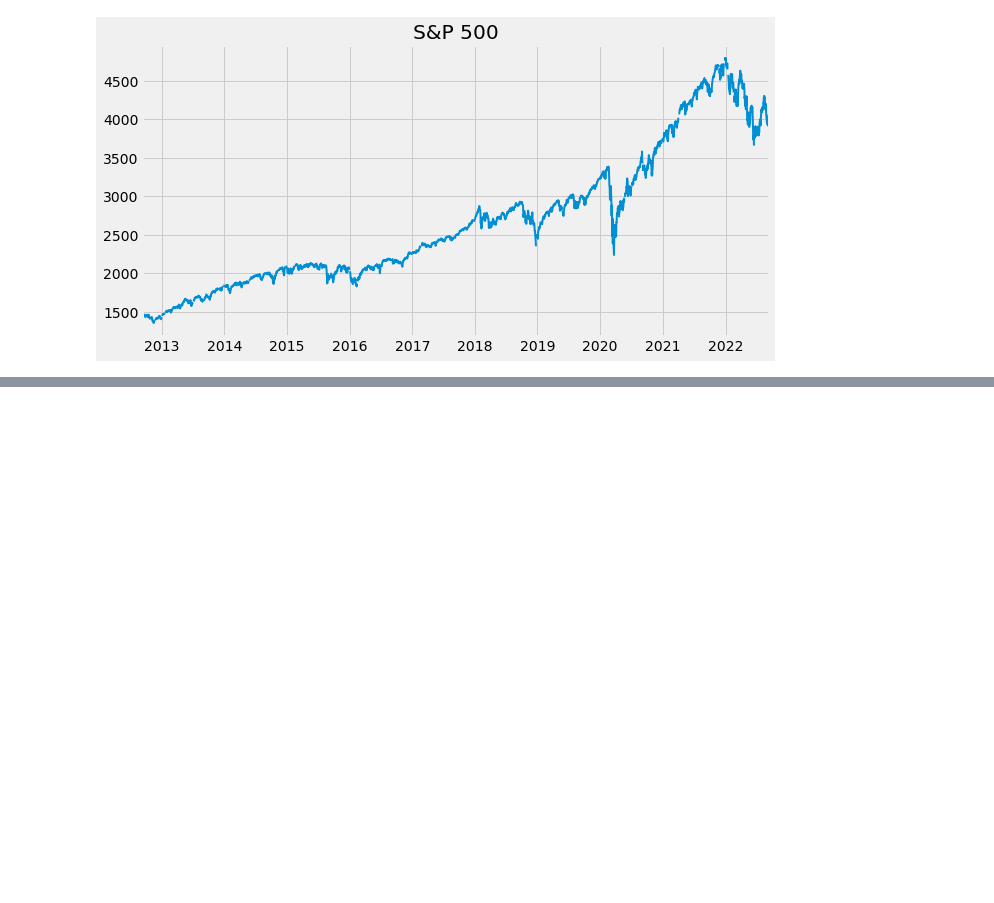
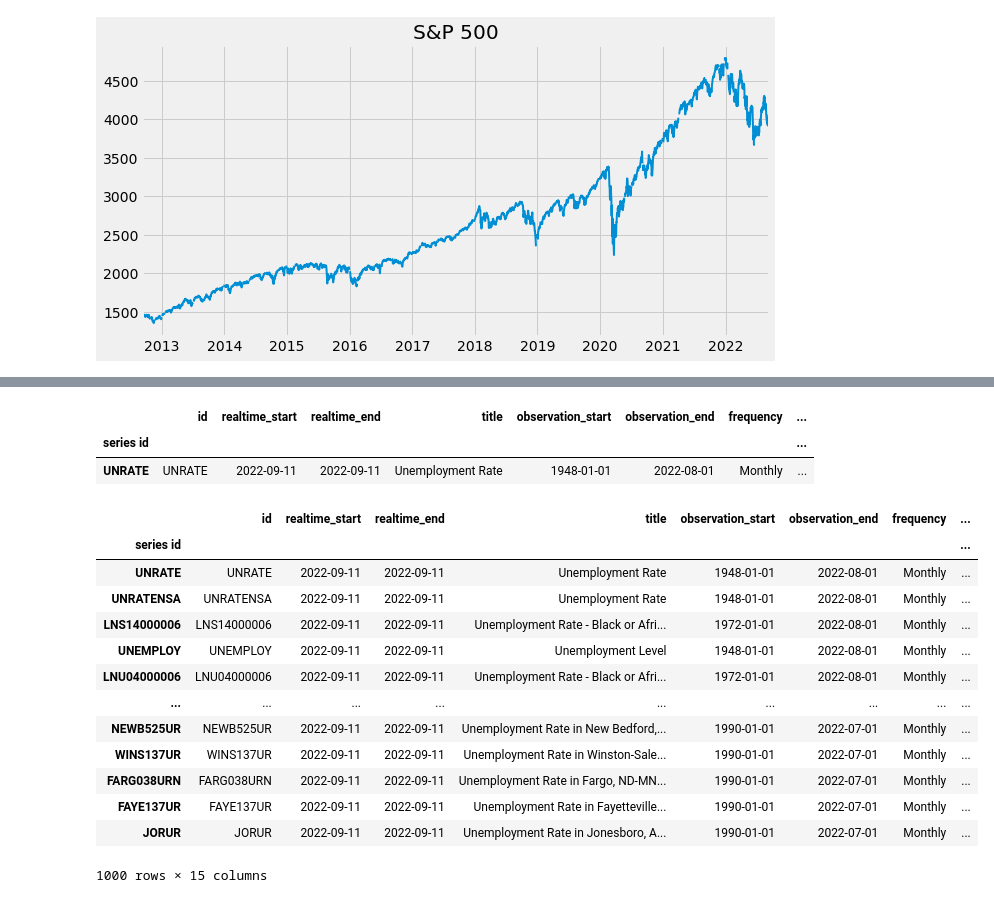
Before and after one commit to Kalmi91/Economy-Data, a Jupyter notebook: Economy_Data.ipynb, the cells around one changed output, grey strips where cells are left out. Drawn from its saved outputs; the diff is of its cells as text; code cells hidden in the pictures; blank space fills up the shorter version.

```diff
--- a/Economy_Data.ipynb
+++ b/Economy_Data.ipynb
@@ -42,0 +54,23 @@ sp500.plot(figsize=(10, 5), title='S&P 500', lw=2)
+# %%
+uemp_resolt.head(1)
+# %% [output]
+|  | id | realtime_start | realtime_end | title | observation_start | observation_end | frequency | ... |
+| series id |  |  |  |  |  |  |  | ... |
+| UNRATE | UNRATE | 2022-09-11 | 2022-09-11 | Unemployment Rate | 1948-01-01 | 2022-08-01 | Monthly | ... |
+# %%
+unemp_df = fred.search('unemployment rate state', filter=('frequency', 'Monthly'))
+# %% [output]
+|  | id | realtime_start | realtime_end | title | observation_start | observation_end | frequency | ... |
+| series id |  |  |  |  |  |  |  | ... |
+| UNRATE | UNRATE | 2022-09-11 | 2022-09-11 | Unemployment Rate | 1948-01-01 | 2022-08-01 | Monthly | ... |
+| UNRATENSA | UNRATENSA | 2022-09-11 | 2022-09-11 | Unemployment Rate | 1948-01-01 | 2022-08-01 | Monthly | ... |
+| LNS14000006 | LNS14000006 | 2022-09-11 | 2022-09-11 | Unemployment Rate - Black or Afri... | 1972-01-01 | 2022-08-01 | Monthly | ... |
+| UNEMPLOY | UNEMPLOY | 2022-09-11 | 2022-09-11 | Unemployment Level | 1948-01-01 | 2022-08-01 | Monthly | ... |
+| LNU04000006 | LNU04000006 | 2022-09-11 | 2022-09-11 | Unemployment Rate - Black or Afri... | 1972-01-01 | 2022-08-01 | Monthly | ... |
+| ... | ... | ... | ... | ... | ... | ... | ... | ... |
+| NEWB525UR | NEWB525UR | 2022-09-11 | 2022-09-11 | Unemployment Rate in New Bedford,... | 1990-01-01 | 2022-07-01 | Monthly | ... |
+| WINS137UR | WINS137UR | 2022-09-11 | 2022-09-11 | Unemployment Rate in Winston-Sale... | 1990-01-01 | 2022-07-01 | Monthly | ... |
+| FARG038URN | FARG038URN | 2022-09-11 | 2022-09-11 | Unemployment Rate in Fargo, ND-MN... | 1990-01-01 | 2022-07-01 | Monthly | ... |
+| FAYE137UR | FAYE137UR | 2022-09-11 | 2022-09-11 | Unemployment Rate in Fayetteville... | 1990-01-01 | 2022-07-01 | Monthly | ... |
+| JORUR | JORUR | 2022-09-11 | 2022-09-11 | Unemployment Rate in Jonesboro, A... | 1990-01-01 | 2022-07-01 | Monthly | ... |
+1000 rows × 15 columns
```
Also changed, not shown: parts of 4 cells of this notebook.
